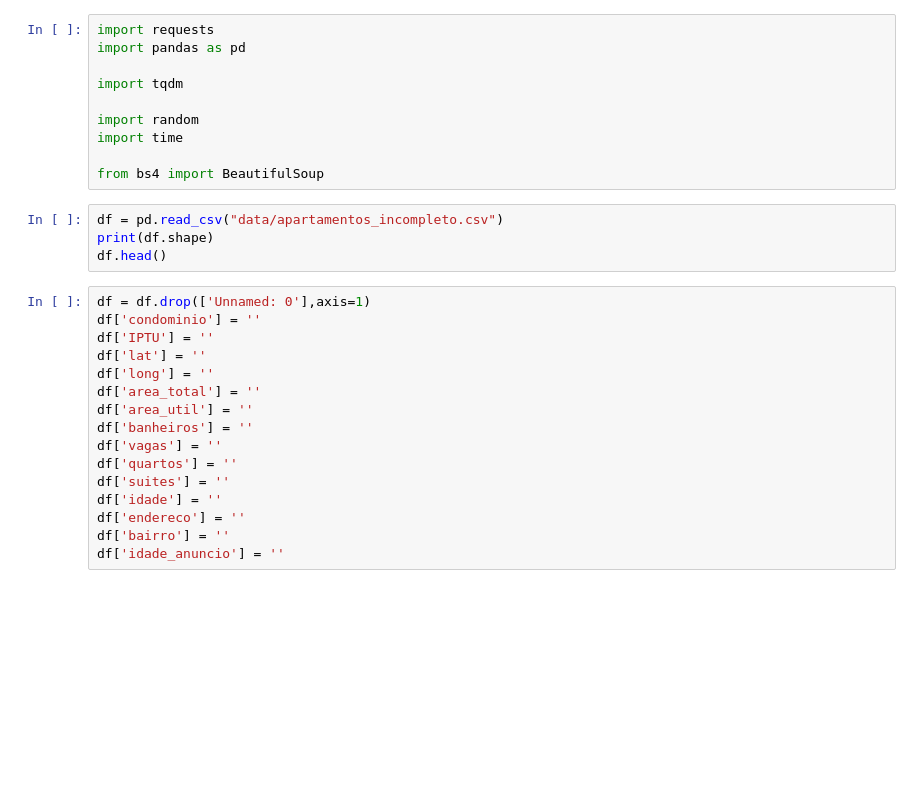
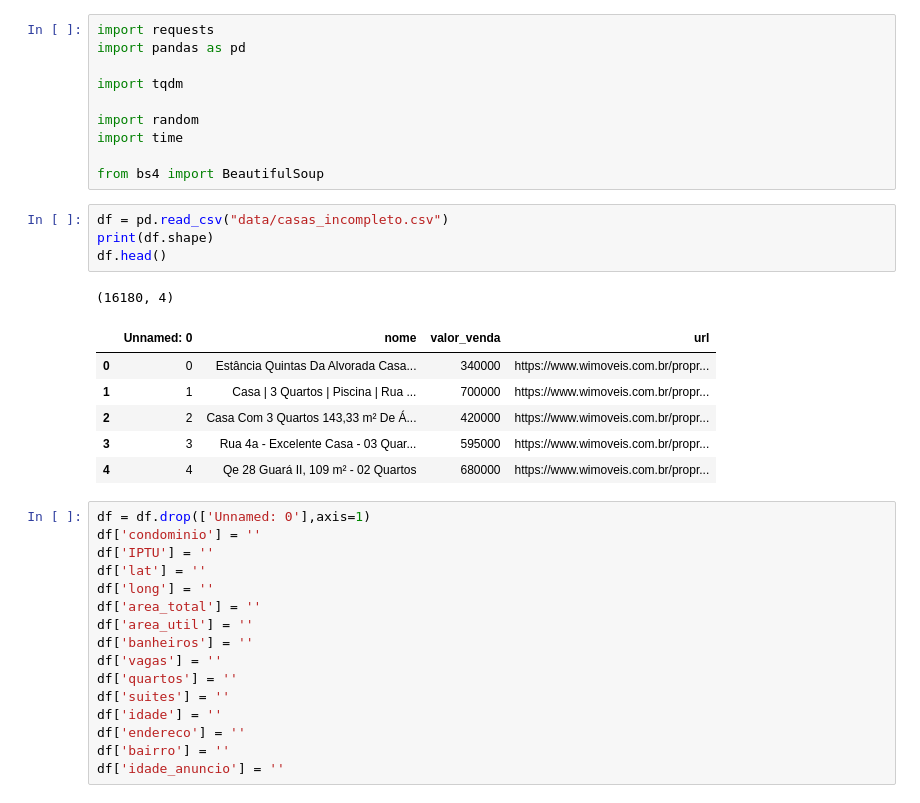
Before and after one commit to chris-redfield/imoveis-df, a Jupyter notebook: listing-scrapper.ipynb, the cells around one changed output. Cells and saved outputs as stored; diff of their text form; blank space fills up the shorter version.

```diff
--- a/listing-scrapper.ipynb
+++ b/listing-scrapper.ipynb
@@ -9,9 +9,17 @@ import time
 
 from bs4 import BeautifulSoup
 # %%
-df = pd.read_csv("data/apartamentos_incompleto.csv")
+df = pd.read_csv("data/casas_incompleto.csv")
 print(df.shape)
 df.head()
+# %% [output]
+(16180, 4)
+|  | Unnamed: 0 | nome | valor_venda | url |
+| 0 | 0 | Estância Quintas Da Alvorada Casa... | 340000 | https://www.wimoveis.com.br/propr... |
+| 1 | 1 | Casa | 3 Quartos | Piscina | Rua ... | 700000 | https://www.wimoveis.com.br/propr... |
+| 2 | 2 | Casa Com 3 Quartos 143,33 m² De Á... | 420000 | https://www.wimoveis.com.br/propr... |
+| 3 | 3 | Rua 4a - Excelente Casa - 03 Quar... | 595000 | https://www.wimoveis.com.br/propr... |
+| 4 | 4 | Qe 28 Guará II, 109 m² - 02 Quartos | 680000 | https://www.wimoveis.com.br/propr... |
 # %%
 df = df.drop(['Unnamed: 0'],axis=1)
 df['condominio'] = ''
```
Also changed, not shown: parts of 1 cell of this notebook, 6 other files.
